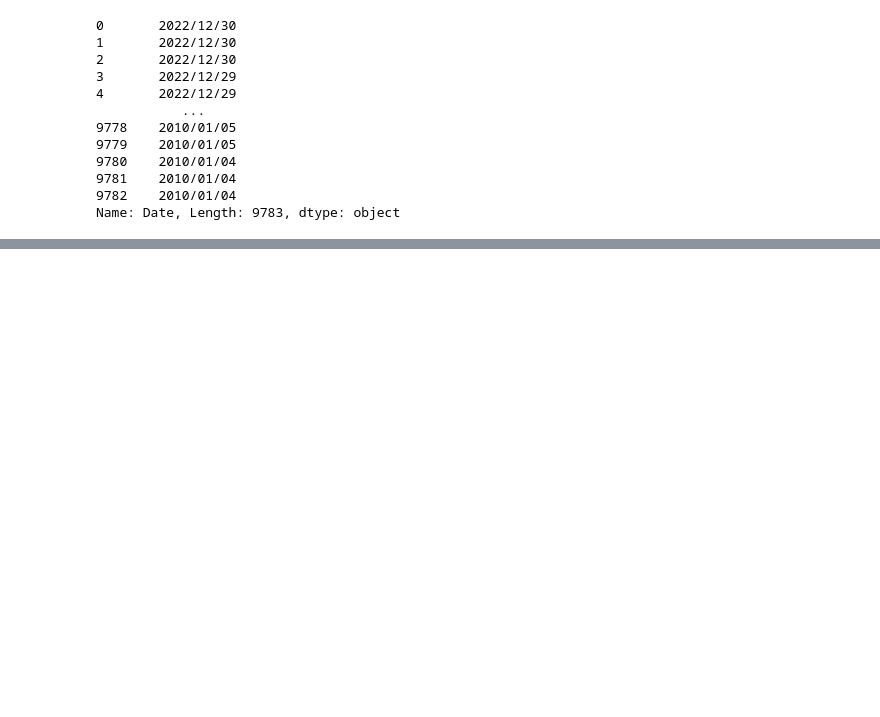
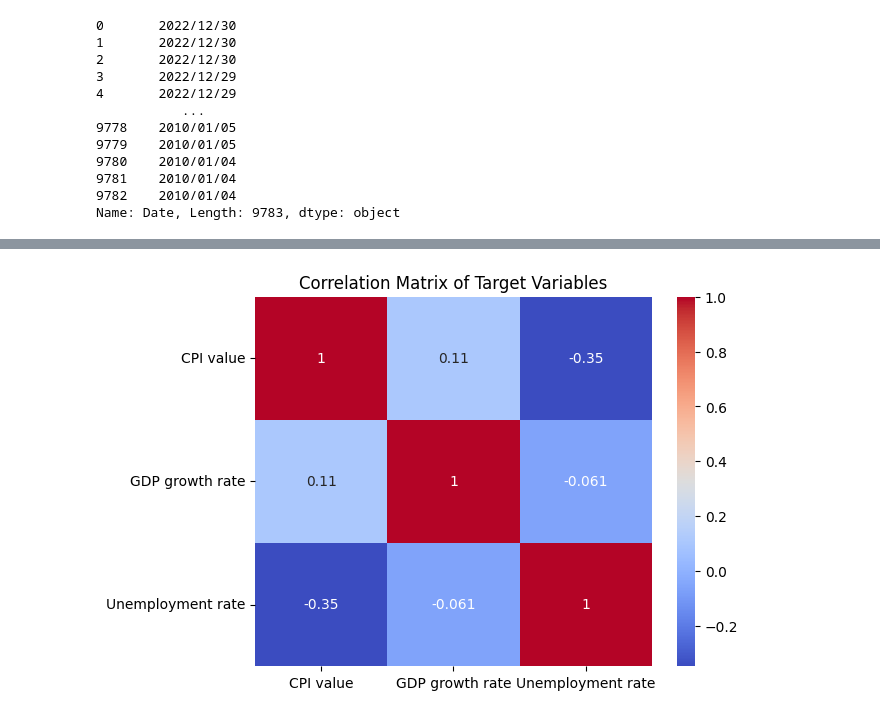
Before and after one commit to lkim07/CPEN355_project, a Jupyter notebook: CPEN355_project.ipynb, the cells around one changed output, grey strips where cells are left out. Saved outputs shown, nothing was run; the diff lists cells and outputs as text; code cells hidden in the pictures; blank space fills up the shorter version.

```diff
--- a/CPEN355_project.ipynb
+++ b/CPEN355_project.ipynb
@@ -226,4 +248,16 @@ Name: Date, Length: 9783, dtype: object
+# %%
+from sklearn.preprocessing import StandardScaler
+scaler = StandardScaler()
+numeric_columns = ['Volume_^GSPTSE', 'GDP growth rate', 'CPI value', 'Unemployment rate']
+merged_data[numeric_columns] = scaler.fit_transform(merged_data[numeric_columns])
 # %%
 train_data, temp_data = train_test_split(merged_data, test_size=0.3, random_state=42)
 validation_data, test_data = train_test_split(temp_data, test_size=0.3333, random_state=42)
 target_columns = ['CPI value', 'GDP growth rate', 'Unemployment rate']
+# %%
+corr = train_data[target_columns].corr()
+sns.heatmap(corr, annot=True, cmap="coolwarm")
+plt.title("Correlation Matrix of Target Variables")
+plt.show()
+# %% [output]
+[figure, added]
```
Also changed, not shown: parts of 6 cells of this notebook.
